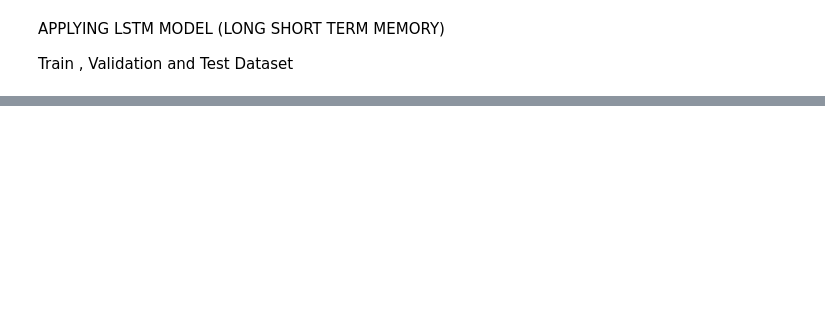
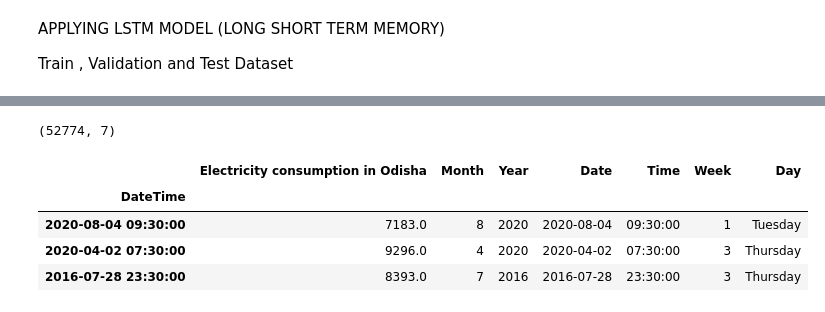
Before and after one commit to SadabAli/Energy-Consumption-prediction, a Jupyter notebook: EnergyConsumptionPrediction.ipynb, the cells around one changed output, grey strips where cells are left out. Cells and saved outputs as stored; diff of their text form; code cells hidden in the pictures; blank space fills up the shorter version.

```diff
--- a/EnergyConsumptionPrediction.ipynb
+++ b/EnergyConsumptionPrediction.ipynb
@@ -410,0 +425,12 @@ KeyError: 'DateTime'
+# %%
+dataset.shape
+# %% [output]
+(52774, 7)
+# %%
+dataset.sample(3)
+# %% [output]
+|  | Electricity consumption in Odisha | Month | Year | Date | Time | Week | Day |
+| DateTime |  |  |  |  |  |  |  |
+| 2020-08-04 09:30:00 | 7183.0 | 8 | 2020 | 2020-08-04 | 09:30:00 | 1 | Tuesday |
+| 2020-04-02 07:30:00 | 9296.0 | 4 | 2020 | 2020-04-02 | 07:30:00 | 3 | Thursday |
+| 2016-07-28 23:30:00 | 8393.0 | 7 | 2016 | 2016-07-28 | 23:30:00 | 3 | Thursday |
```
Also changed, not shown: parts of 29 cells of this notebook.
